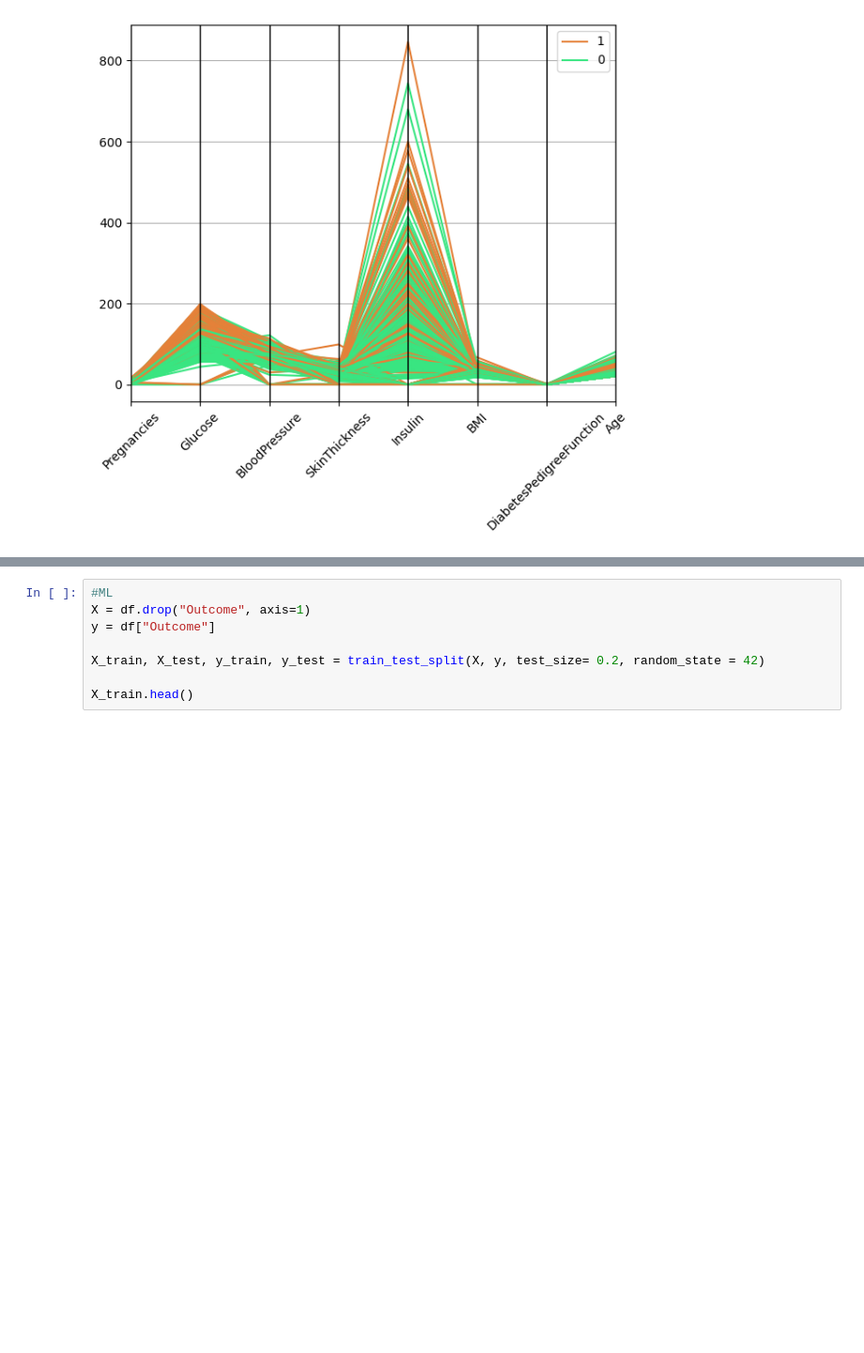
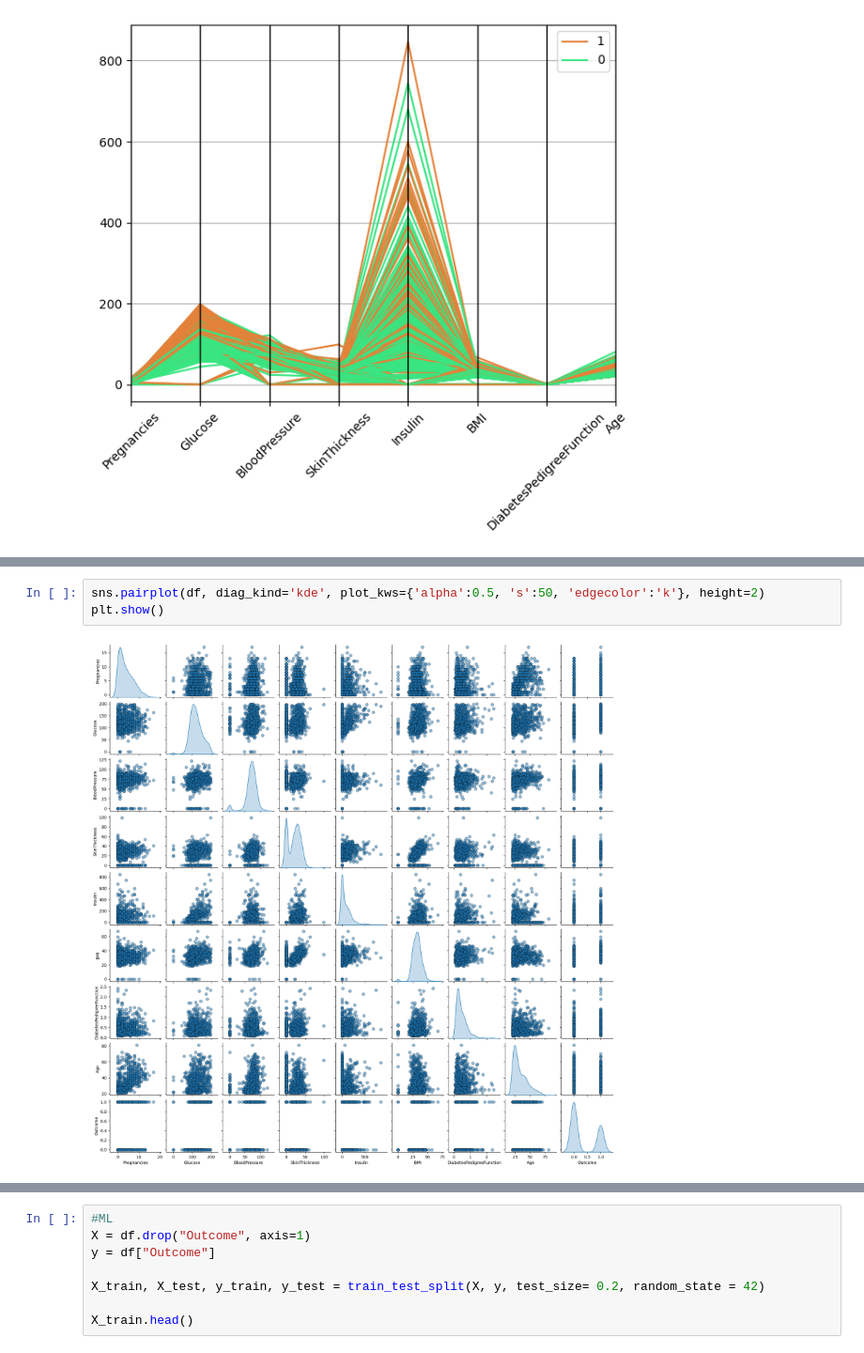
Before and after one commit to Joseddl/Decision-tree, a Jupyter notebook: src/explore.ipynb, the cells around one changed output, grey strips where cells are left out. Shown at 94% size. Drawn from its saved outputs; the diff is of its cells as text; blank space fills up the shorter version.

```diff
--- a/src/explore.ipynb
+++ b/src/explore.ipynb
@@ -136,0 +146,5 @@ plt.xticks(rotation=45)
+# %%
+sns.pairplot(df, diag_kind='kde', plot_kws={'alpha':0.5, 's':50, 'edgecolor':'k'}, height=2)
+plt.show()
+# %% [output]
+[figure, added]
```
Also changed, not shown: parts of 10 cells of this notebook.
